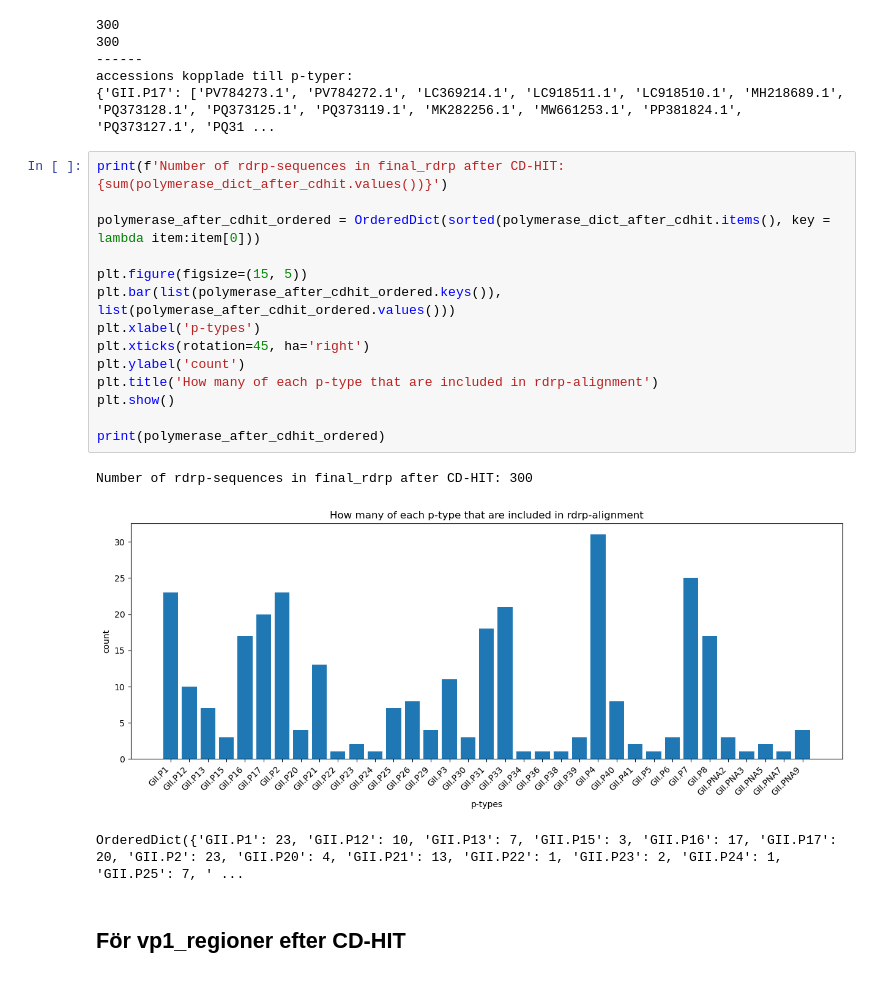
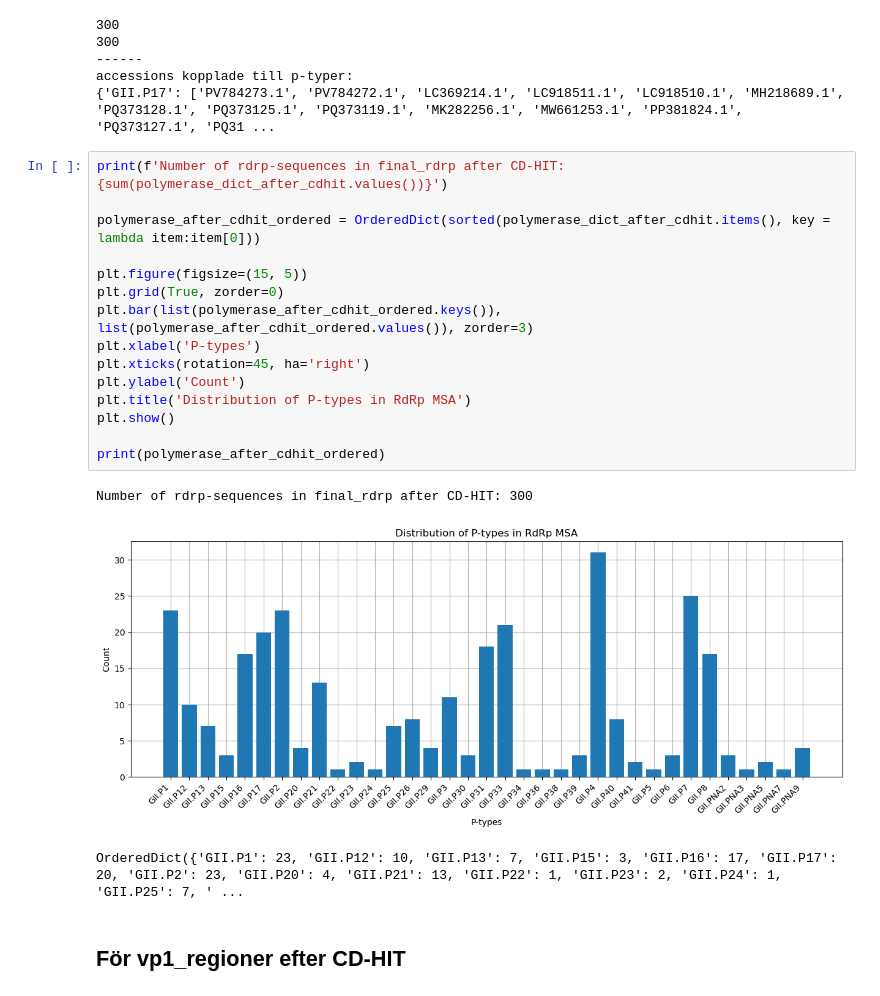
Before and after one commit to chriryde/norovirus-gii-dualtyping-ngs, a Jupyter notebook: notebooks/02_alignment correct.ipynb, the cells around one changed output. Cells and saved outputs as stored; diff of their text form.

Commit message:
Updated graphs

```diff
--- a/notebooks/02_alignment correct.ipynb
+++ b/notebooks/02_alignment correct.ipynb
@@ -264,20 +268,21 @@ accessions kopplade till p-typer:
 # %%
 print(f'Number of rdrp-sequences in final_rdrp after CD-HIT: {sum(polymerase_dict_after_cdhit.values())}')
 
 polymerase_after_cdhit_ordered = OrderedDict(sorted(polymerase_dict_after_cdhit.items(), key = lambda item:item[0]))
 
 plt.figure(figsize=(15, 5))
-plt.bar(list(polymerase_after_cdhit_ordered.keys()), list(polymerase_after_cdhit_ordered.values()))
-plt.xlabel('p-types')
+plt.grid(True, zorder=0)
+plt.bar(list(polymerase_after_cdhit_ordered.keys()), list(polymerase_after_cdhit_ordered.values()), zorder=3)
+plt.xlabel('P-types')
 plt.xticks(rotation=45, ha='right')
-plt.ylabel('count')
-plt.title('How many of each p-type that are included in rdrp-alignment')
+plt.ylabel('Count')
+plt.title('Distribution of P-types in RdRp MSA')
 plt.show()
 
 print(polymerase_after_cdhit_ordered)
 # %% [output]
 Number of rdrp-sequences in final_rdrp after CD-HIT: 300
-[figure, old version]
+[figure, new version]
 OrderedDict({'GII.P1': 23, 'GII.P12': 10, 'GII.P13': 7, 'GII.P15': 3, 'GII.P16': 17, 'GII.P17': 20, 'GII.P2': 23, 'GII.P20': 4, 'GII.P21': 13, 'GII.P22': 1, 'GII.P23': 2, 'GII.P24': 1, 'GII.P25': 7, ' ...
 # %% [markdown]
 ## För vp1_regioner efter CD-HIT
```
Also changed, not shown: parts of 4 cells of this notebook.
